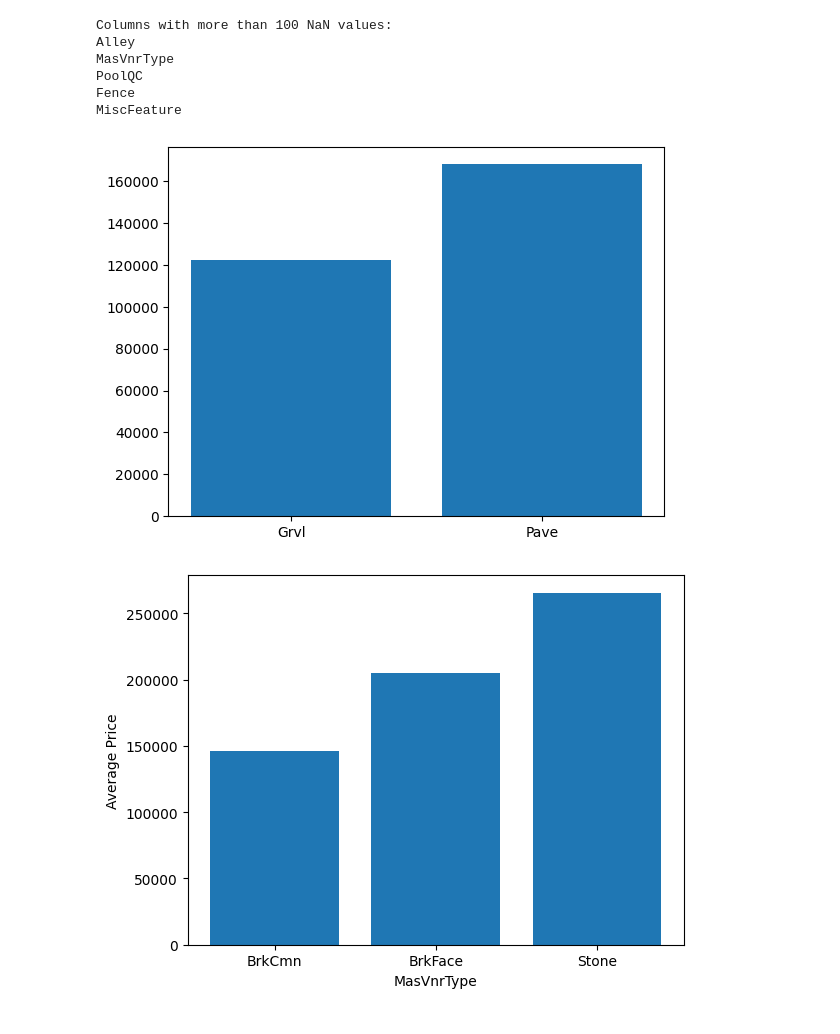
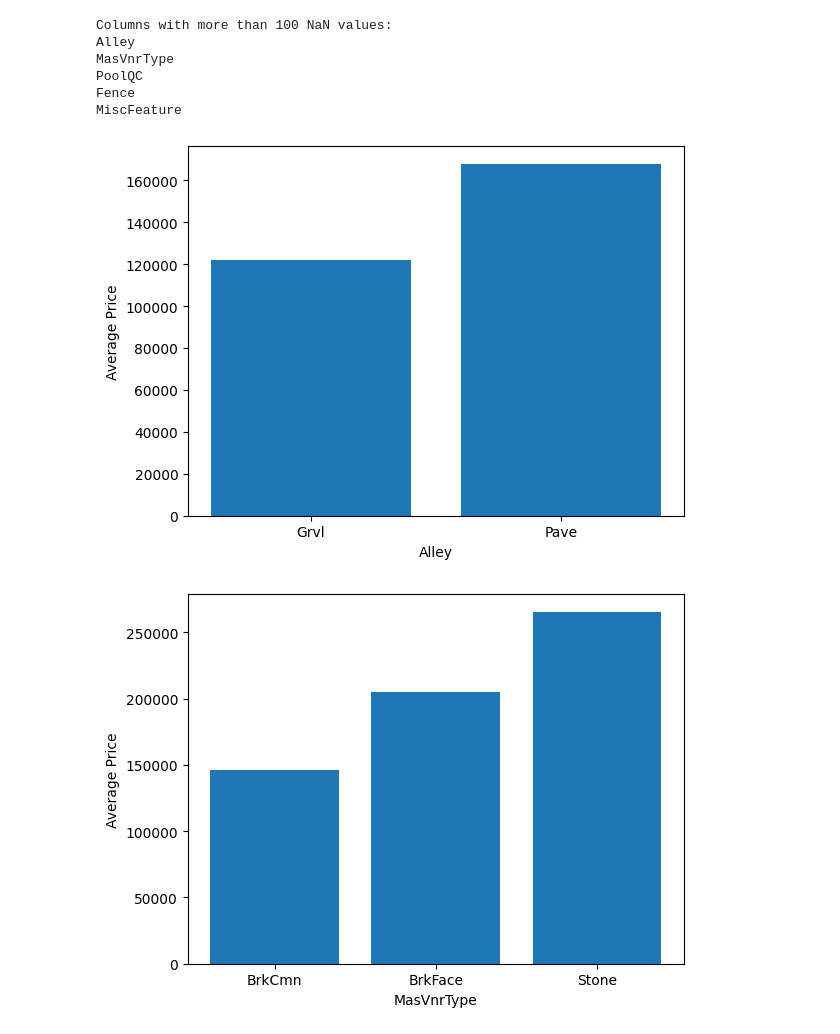
Before and after one commit to SanjeevM2004/TechConative_THA, a Jupyter notebook: data_analysis.ipynb, the cells around one changed output. Cells and saved outputs as stored; diff of their text form; code cells hidden in the pictures.

```diff
--- a/data_analysis.ipynb
+++ b/data_analysis.ipynb
@@ -50,9 +50,11 @@ MiscFeature
 # %%
 alley_price = data.groupby('Alley')['SalePrice'].mean()
 plt.bar(alley_price.index, alley_price)
+plt.xlabel('Alley')
+plt.ylabel('Average Price')
 plt.show()
 # %% [output]
-[figure, old version]
+[figure, new version]
 # %%
 mvnrt_price = data.groupby('MasVnrType')['SalePrice'].mean()
 plt.bar(mvnrt_price.index, mvnrt_price)
```
Also changed, not shown: parts of 11 cells of this notebook, 3 other files.
